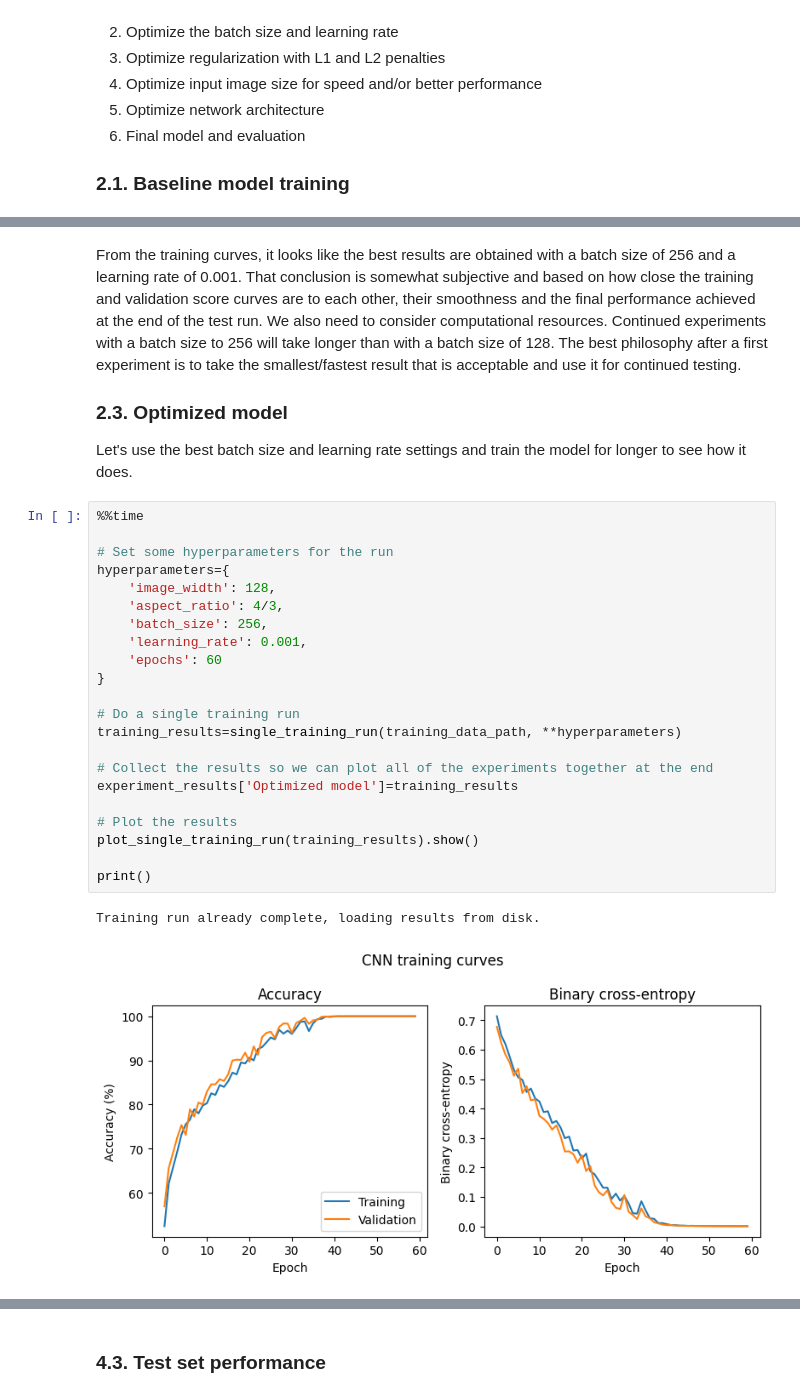
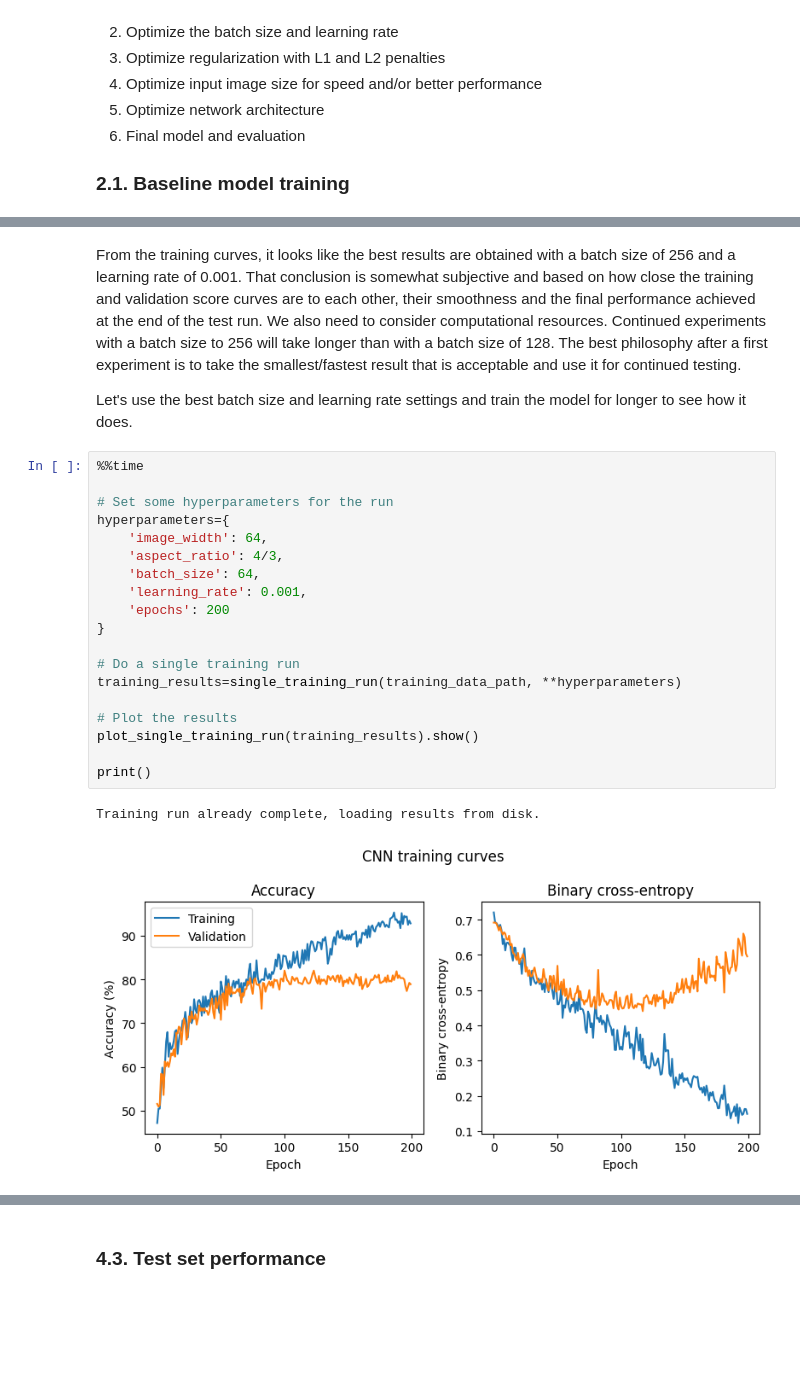
Before and after one commit to 4GeeksAcademy/gperdrizet-image-classification, a Jupyter notebook: src/solution.ipynb, the cells around one changed output, grey strips where cells are left out. Cells and saved outputs as stored; diff of their text form; blank space fills up the shorter version.

```diff
--- a/src/solution.ipynb
+++ b/src/solution.ipynb
@@ -217,31 +248,26 @@ Wall time: 3.94 s
 # %% [markdown]
 From the training curves, it looks like the best results are obtained with a batch size of 256 and a learning rate of 0.001. That conclusion is somewhat subjective and based on how close the training and validation score curves are to each other, their smoothness and the final performance achieved at the end of the test run. We also need to consider computational resources. Continued experiments with a batch size to 256 will take longer than with a batch size of 128. The best philosophy after a first experiment is to take the smallest/fastest result that is acceptable and use it for continued testing.
 
-### 2.3. Optimized model
-
 Let's use the best batch size and learning rate settings and train the model for longer to see how it does.
 # %%
 %%time
 
 # Set some hyperparameters for the run
 hyperparameters={
-    'image_width': 128,
+    'image_width': 64,
     'aspect_ratio': 4/3,
-    'batch_size': 256,
+    'batch_size': 64,
     'learning_rate': 0.001,
-    'epochs': 60
+    'epochs': 200
 }
 
 # Do a single training run
 training_results=single_training_run(training_data_path, **hyperparameters)
 
-# Collect the results so we can plot all of the experiments together at the end
-experiment_results['Optimized model']=training_results
-
 # Plot the results
 plot_single_training_run(training_results).show()
 
 print()
 # %% [output]
 Training run already complete, loading results from disk.
-[figure, old version]
+[figure, new version]
```
Also changed, not shown: parts of 22 cells of this notebook, 1 other file.
